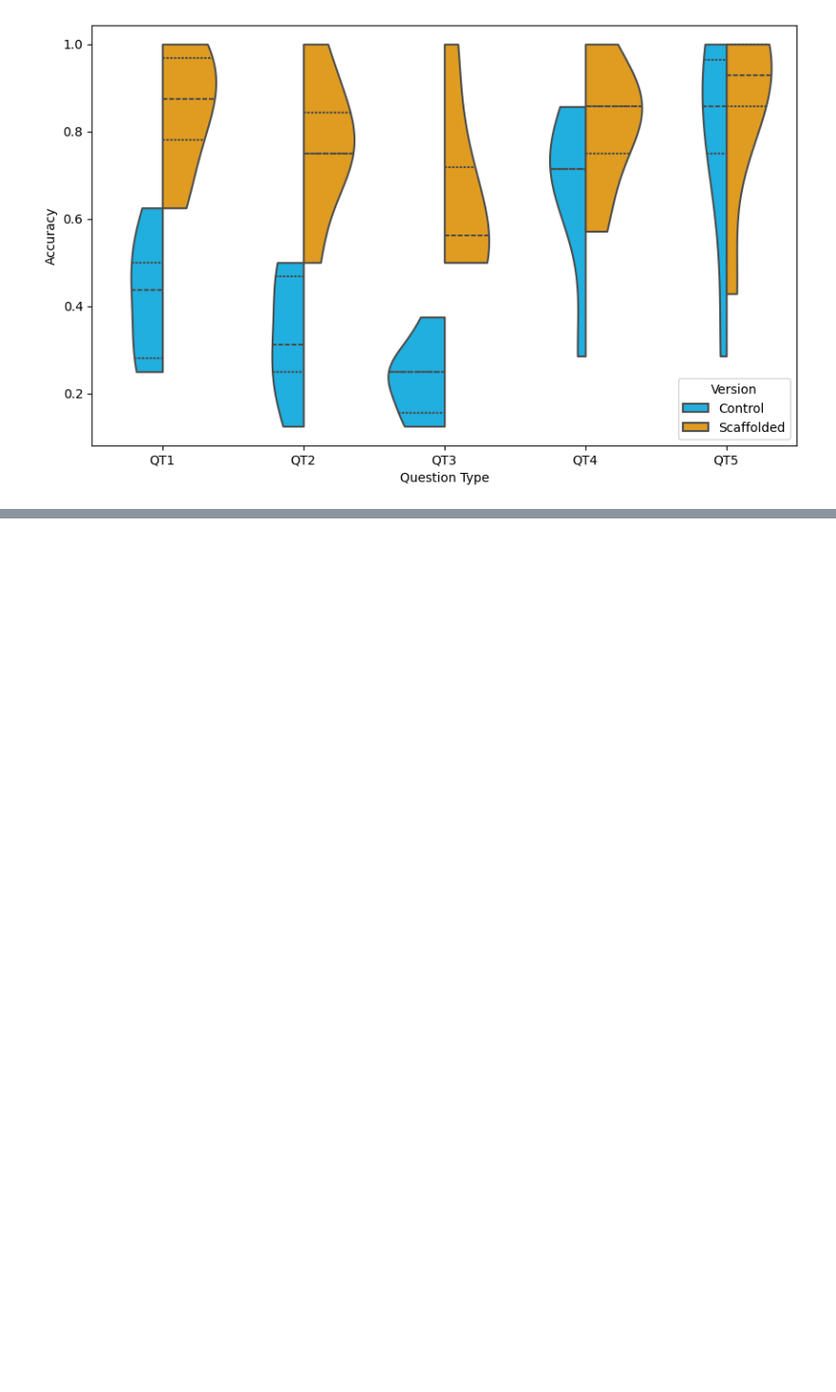
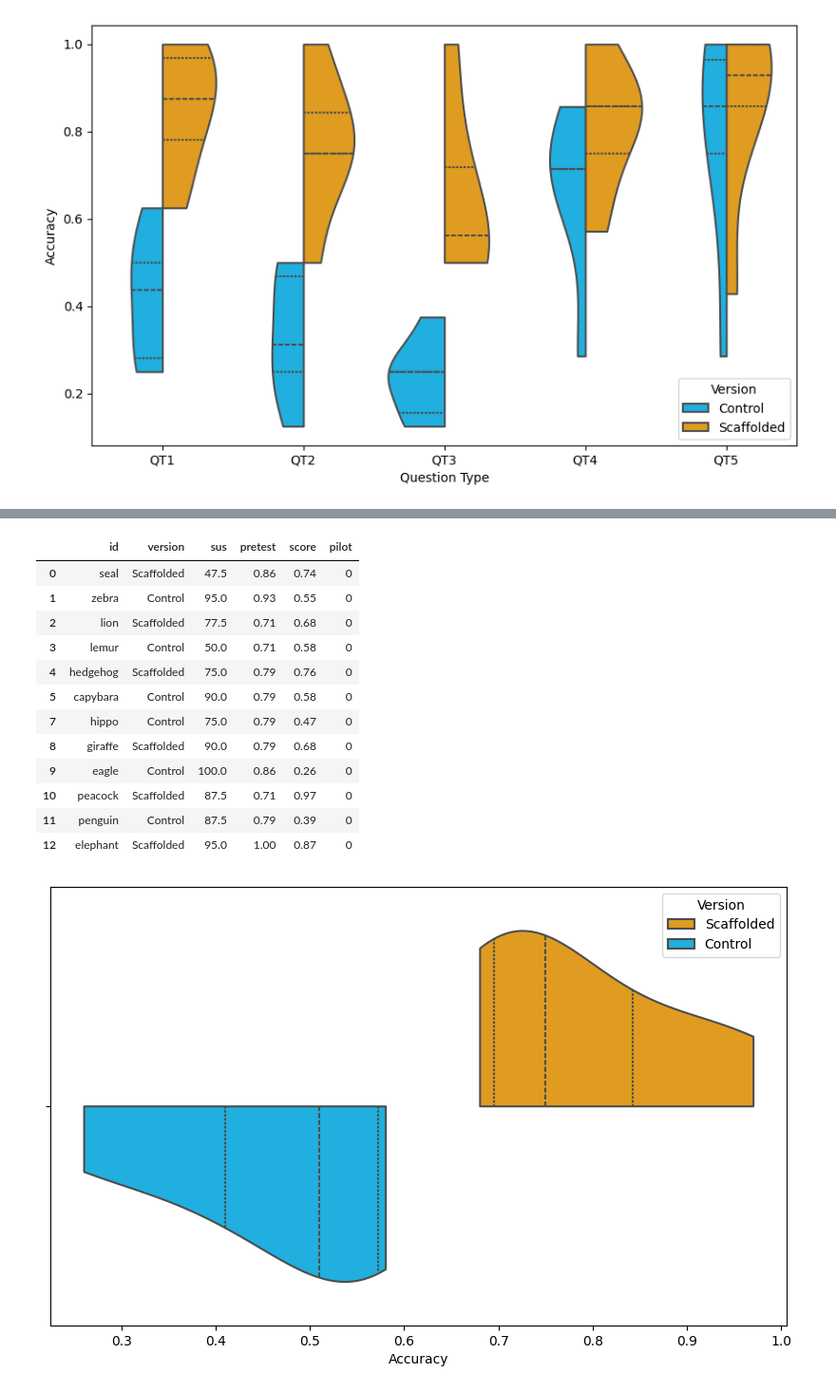
Before and after one commit to hsharriman/ender-scripts, a Jupyter notebook: Plottingv2.ipynb, the cells around one changed output, grey strips where cells are left out. Shown: that part at 95% size. Cells and saved outputs as stored; diff of their text form; code cells hidden in the pictures; blank space fills up the shorter version.

Commit message:
updated plots and stats with corrected data

```diff
--- a/Plottingv2.ipynb
+++ b/Plottingv2.ipynb
@@ -182,0 +184,38 @@ fig.savefig("plots/responseTimeViolin2.png", bbox_inches='tight')
+# %%
+df = pd.read_csv(f"out/study/scores.csv")
+fig, ax = plt.subplots(figsize=(10, 6))
+df = df[(df.pilot == 0) & (df.id != "rhino")]
+df["version"] = df["version"].replace("B", "Control")
+df["version"] = df["version"].replace("A", "Scaffolded")
+
+g = sns.violinplot(
+    x="score",
+    hue="version",
+    data=df,
+    split=True,
+    linewidth=1.5,
+    palette={"Control": "deepskyblue", "Scaffolded": "orange"},
+    cut=0,
+    inner="quart",
+    ax=ax
+)
+ax.set(xlabel='Accuracy')
+ax.legend(title="Version")
+fig = g.get_figure()
+fig.savefig("plots/scoreViolin2.png", bbox_inches='tight')
+df
+# %% [output]
+|  | id | version | sus | pretest | score | pilot |
+| 0 | seal | Scaffolded | 47.5 | 0.86 | 0.74 | 0 |
+| 1 | zebra | Control | 95.0 | 0.93 | 0.55 | 0 |
+| 2 | lion | Scaffolded | 77.5 | 0.71 | 0.68 | 0 |
+| 3 | lemur | Control | 50.0 | 0.71 | 0.58 | 0 |
+| 4 | hedgehog | Scaffolded | 75.0 | 0.79 | 0.76 | 0 |
+| 5 | capybara | Control | 90.0 | 0.79 | 0.58 | 0 |
+| 7 | hippo | Control | 75.0 | 0.79 | 0.47 | 0 |
+| 8 | giraffe | Scaffolded | 90.0 | 0.79 | 0.68 | 0 |
+| 9 | eagle | Control | 100.0 | 0.86 | 0.26 | 0 |
+| 10 | peacock | Scaffolded | 87.5 | 0.71 | 0.97 | 0 |
+| 11 | penguin | Control | 87.5 | 0.79 | 0.39 | 0 |
+| 12 | elephant | Scaffolded | 95.0 | 1.00 | 0.87 | 0 |
+[figure, added]
```
Also changed, not shown: parts of 2 cells of this notebook, 6 other files.
